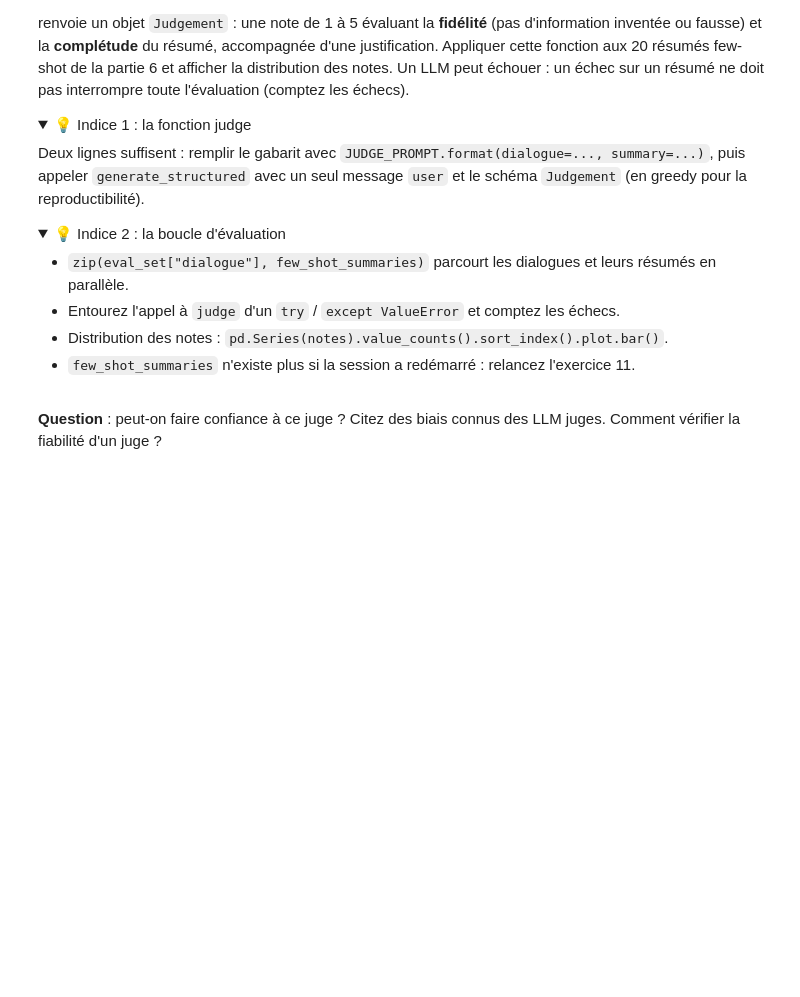
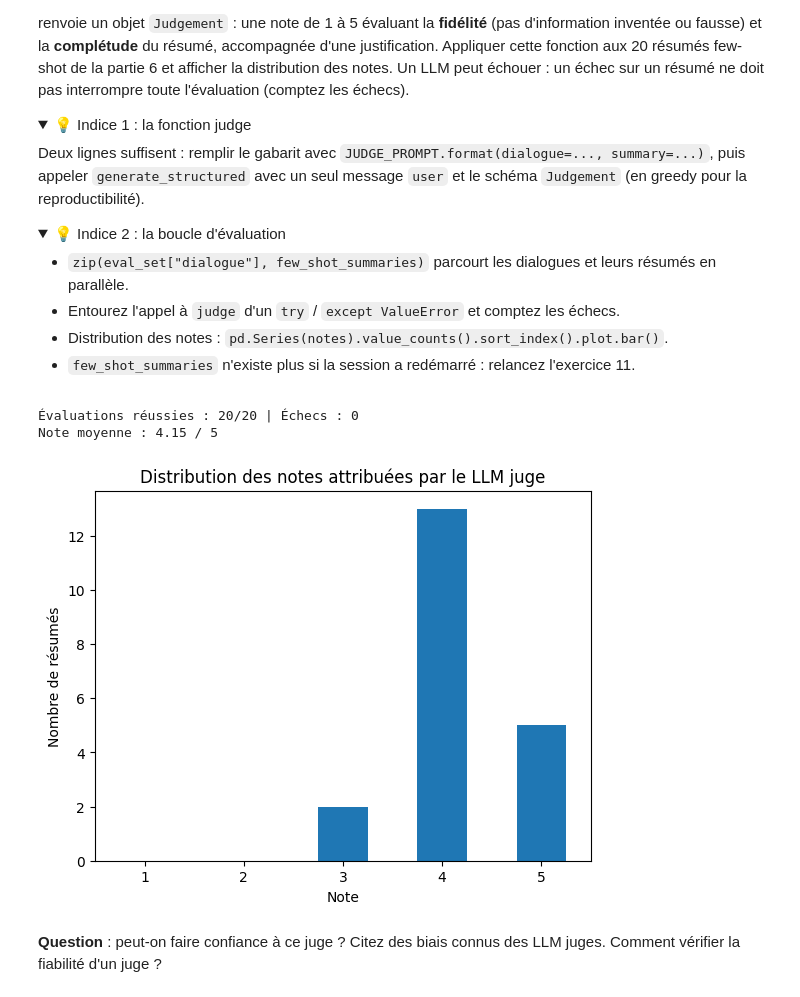
Before and after one commit to JoshuaDixon23/tp-initiation-llm-student-version, a Jupyter notebook: TP_initiation_llm.ipynb, the cells around one changed output. Saved outputs shown, nothing was run; the diff lists cells and outputs as text; code cells hidden in the pictures; folded sections open; blank space fills up the shorter version.

```diff
--- a/TP_initiation_llm.ipynb
+++ b/TP_initiation_llm.ipynb
@@ -840,21 +1238,52 @@ Deux lignes suffisent : remplir le gabarit avec `JUDGE_PROMPT.format(dialogue=..
 # %%
 class Judgement(BaseModel):
     # La justification est demandée AVANT la note : le modèle « raisonne » avant de conclure.
     justification: str = Field(description="Justification de la note en une ou deux phrases")
     score: int = Field(ge=1, le=5, description="Note de 1 (mauvais) à 5 (excellent)")
 
 
 JUDGE_PROMPT = """Tu évalues la qualité du résumé d'un dialogue.
 Critères : fidélité (aucune information inventée ou fausse) et complétude (les points clés sont présents).
 
 DIALOGUE :
 {dialogue}
 
 RÉSUMÉ À ÉVALUER :
 {summary}"""
 
 
-# VOTRE CODE ICI
+def judge(dialogue: str, summary: str) -> Judgement:
+    """Évalue un résumé de dialogue et renvoie un objet Judgement (justification + note sur 5)."""
+    prompt = JUDGE_PROMPT.format(dialogue=dialogue, summary=summary)
+    return generate_structured(
+        [{"role": "user", "content": prompt}],
+        Judgement,
+        do_sample=False,
+    )
+
+
+scores = []
+failures = 0
+
+for dialogue, summary in zip(eval_set["dialogue"], few_shot_summaries):
+    try:
+        res = judge(dialogue, summary)
+        scores.append(res.score)
+    except Exception as e:
+        failures += 1
+
+print(f"Évaluations réussies : {len(scores)}/{len(few_shot_summaries)} | Échecs : {failures}")
+if scores:
+    print(f"Note moyenne : {sum(scores) / len(scores):.2f} / 5")
+    pd.Series(scores).value_counts().reindex([1, 2, 3, 4, 5], fill_value=0).plot(kind="bar", rot=0)
+    plt.xlabel("Note")
+    plt.ylabel("Nombre de résumés")
+    plt.title("Distribution des notes attribuées par le LLM juge")
+    plt.show()
+# %% [output]
+Évaluations réussies : 20/20 | Échecs : 0
+Note moyenne : 4.15 / 5
+[figure, added]
 # %% [markdown]
 **Question** : peut-on faire confiance à ce juge ? Citez des biais connus des LLM juges. Comment vérifier la fiabilité d'un juge ?
 # %% [markdown]
```
Also changed, not shown: parts of 37 cells of this notebook.
